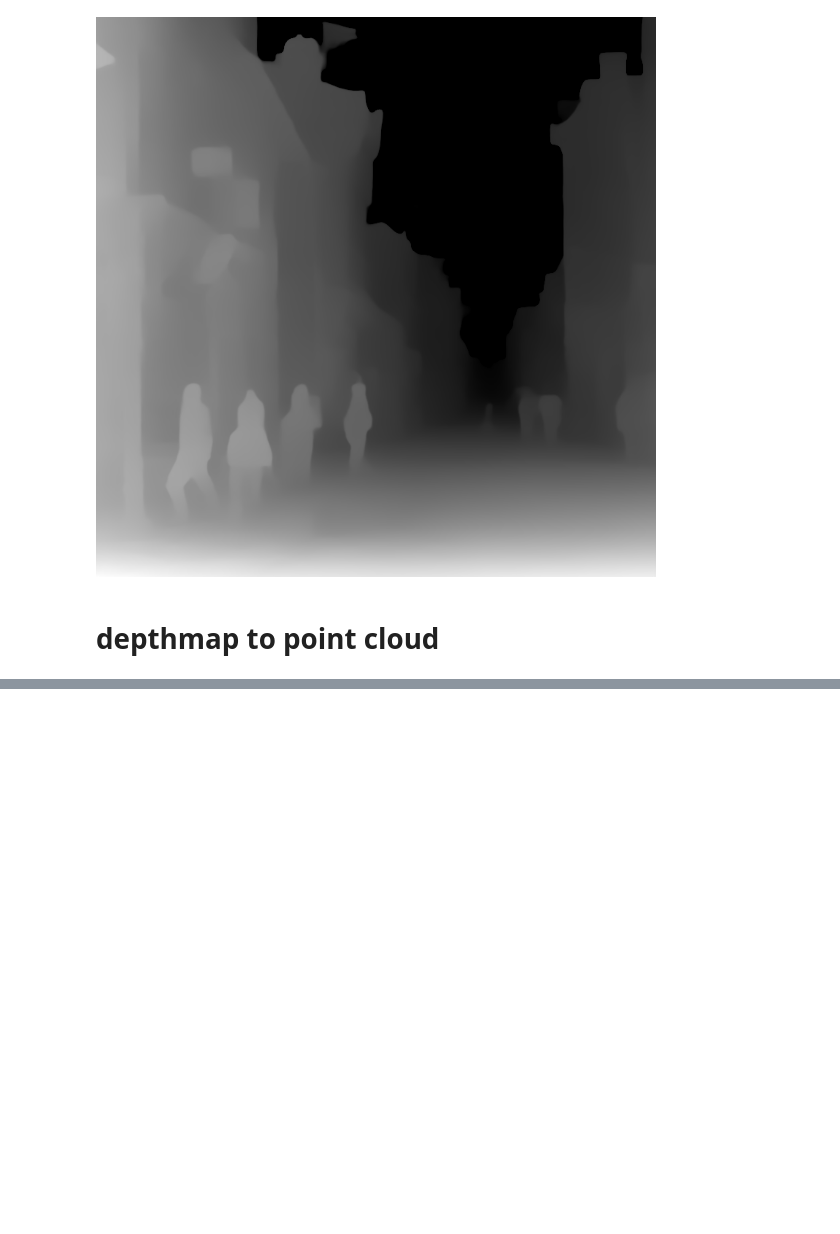
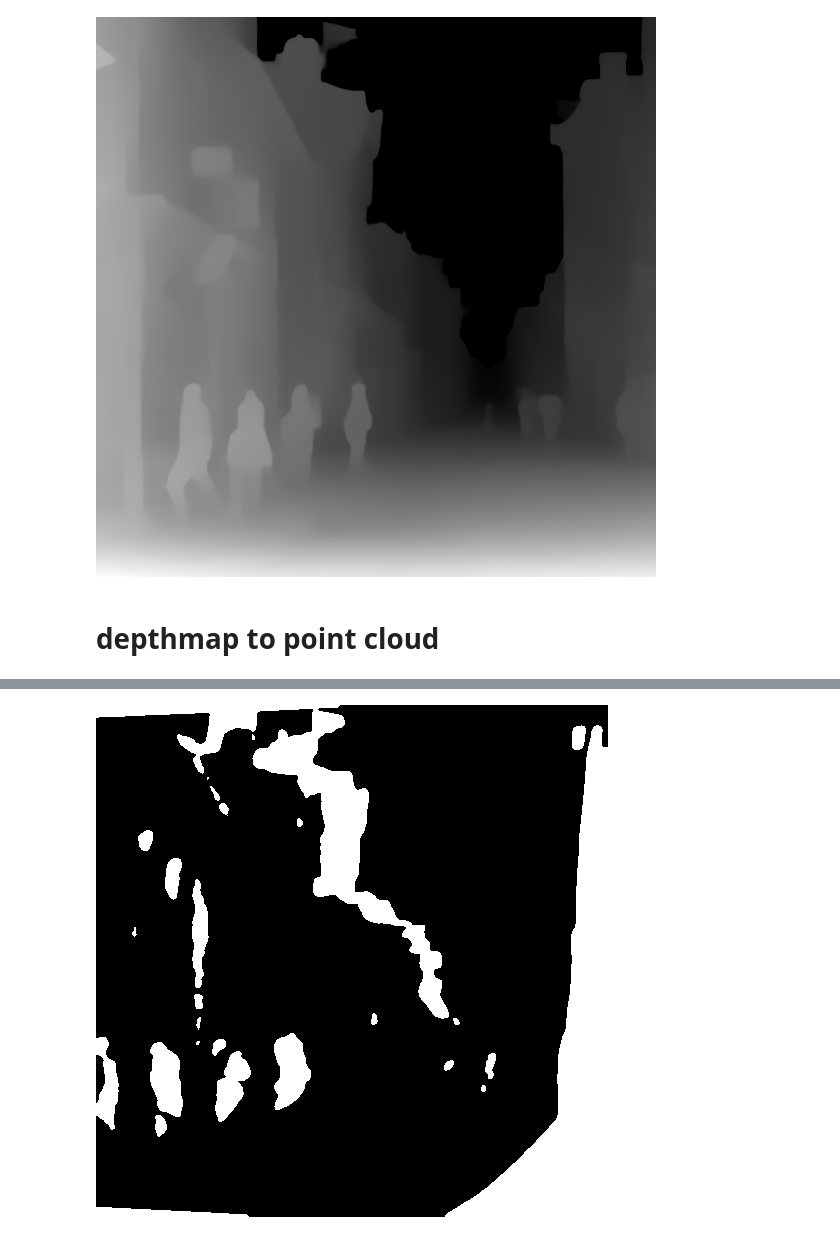
Before and after one commit to wukailu/latent-nerf, a Jupyter notebook: src/new_code.ipynb, the cells around one changed output, grey strips where cells are left out. Saved outputs shown, nothing was run; the diff lists cells and outputs as text; code cells hidden in the pictures; blank space fills up the shorter version.

```diff
--- a/src/new_code.ipynb
+++ b/src/new_code.ipynb
@@ -161,0 +155,8 @@ plt.axis("off");
+# %%
+np_blur = np.array(blur_pil)
+np_blur[np_blur > 40] = 255
+np_blur[np_blur <= 40] = 0
+bin_blur_pil = Image.fromarray(np_blur)
+bin_blur_pil
+# %% [output]
+[figure, added]
```
Also changed, not shown: parts of 17 cells of this notebook.
